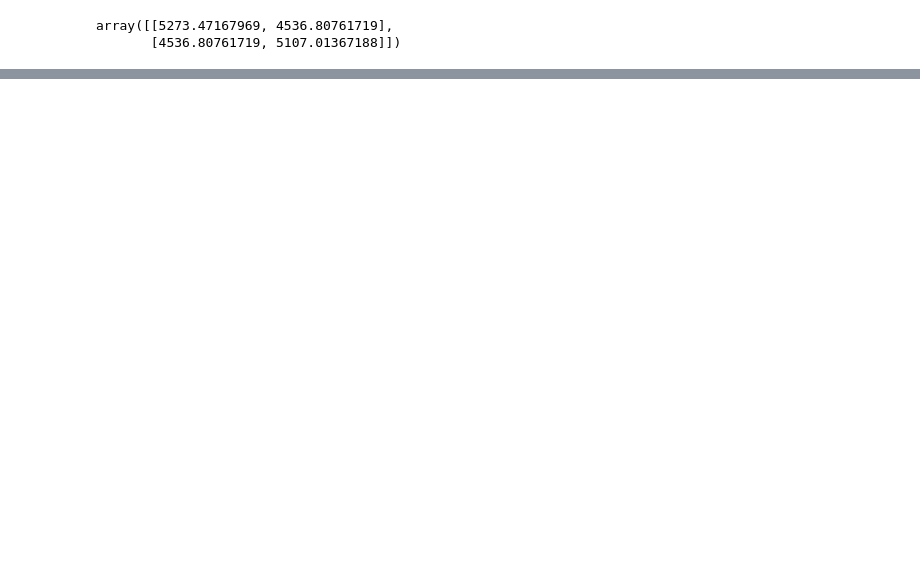
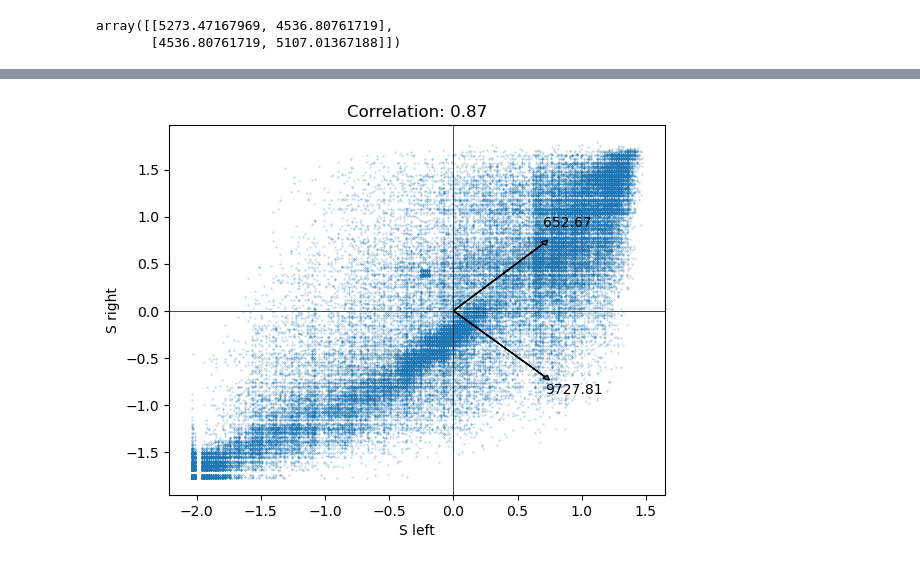
Before and after one commit to kerseviciute/how-does-vision-work, a Jupyter notebook: homework-2.ipynb, the cells around one changed output, grey strips where cells are left out. Cells and saved outputs as stored; diff of their text form; code cells hidden in the pictures; blank space fills up the shorter version.

```diff
--- a/homework-2.ipynb
+++ b/homework-2.ipynb
@@ -305,0 +326,20 @@ array([[5273.47167969, 4536.80761719],
+# %%
+eigenvalues, eigenvectors = np.linalg.eig(r)
+# %%
+plt.scatter(shifted_left.flatten() / np.std(shifted_left), shifted_right.flatten() / np.std(shifted_right),
+            s = 0.1, alpha = 0.5)
+plt.axhline(y = 0, color = "black", linewidth = 0.5)
+plt.axvline(x = 0, color = "black", linewidth = 0.5)
+plt.xlabel("S left")
+plt.ylabel("S right")
+plt.title(f"Correlation: {round(corr, 2)}")
+
+plt.arrow(0, 0, eigenvectors[0, 0], eigenvectors[0, 1], head_width = 0.05, head_length = 0.05)
+plt.annotate(text = round(eigenvalues[0], 2), xy = (eigenvectors[0, 0], eigenvectors[0, 1] * 1.25))
+
+plt.arrow(0, 0, eigenvectors[1, 0], eigenvectors[1, 1], head_width = 0.05, head_length = 0.05)
+plt.annotate(text = round(eigenvalues[1], 2), xy = (eigenvectors[1, 0], eigenvectors[1, 1] * 1.25))
+
+plt.show()
+# %% [output]
+[figure, added]
```
Also changed, not shown: parts of 19 cells of this notebook.
